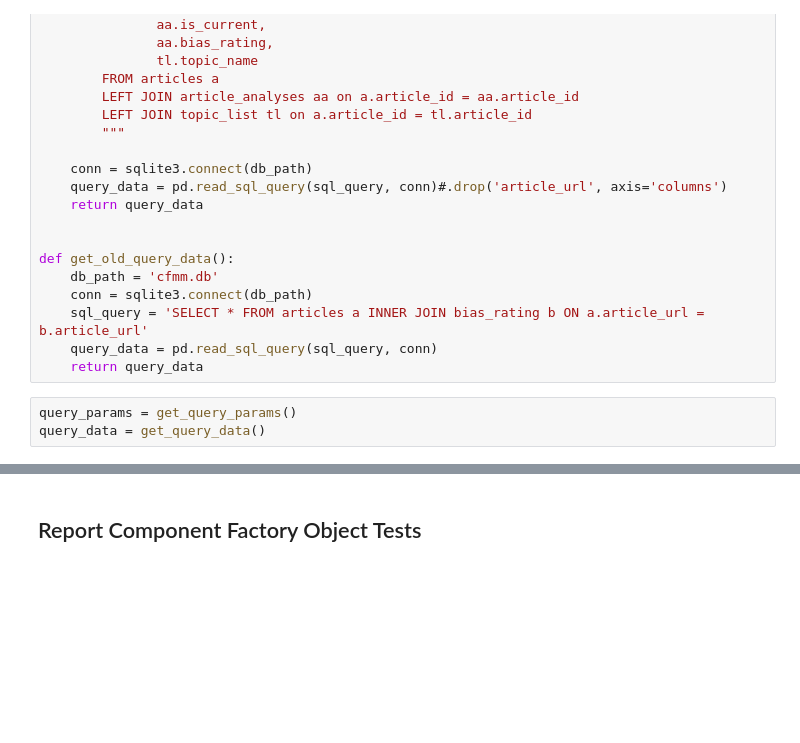
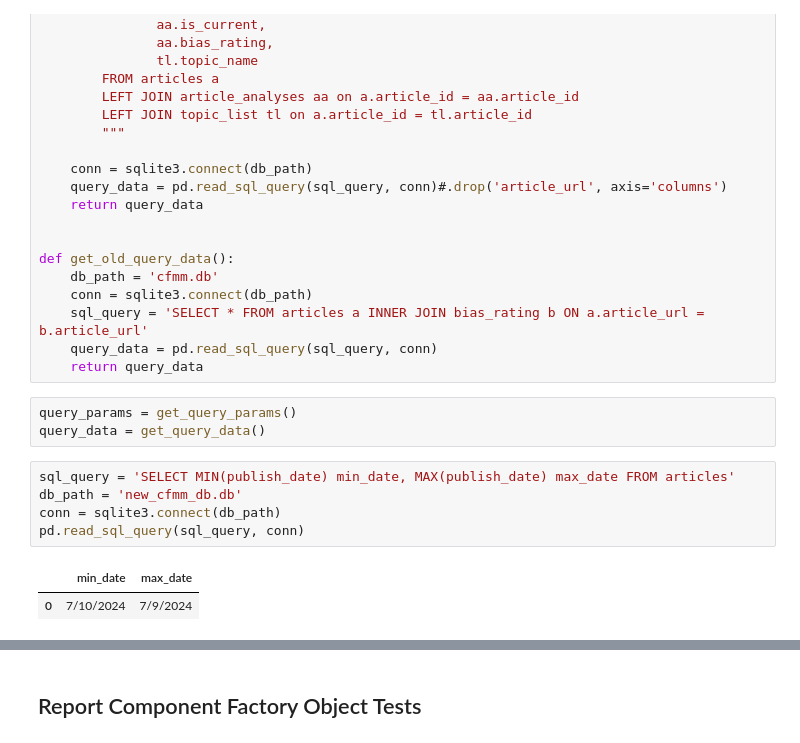
Before and after one commit to ldaguidote/cfmm-app, a Jupyter notebook: factory_test.ipynb, the cells around one changed output, grey strips where cells are left out. Drawn from its saved outputs; the diff is of its cells as text; blank space fills up the shorter version.

```diff
--- a/factory_test.ipynb
+++ b/factory_test.ipynb
@@ -68,3 +68,11 @@ def get_old_query_data():
 # %%
 query_params = get_query_params()
 query_data = get_query_data()
+# %%
+sql_query = 'SELECT MIN(publish_date) min_date, MAX(publish_date) max_date FROM articles'
+db_path = 'new_cfmm_db.db'
+conn = sqlite3.connect(db_path)
+pd.read_sql_query(sql_query, conn)
+# %% [output]
+|  | min_date | max_date |
+| 0 | 7/10/2024 | 7/9/2024 |
```
Also changed, not shown: parts of 1 cell of this notebook, 5 other files.
